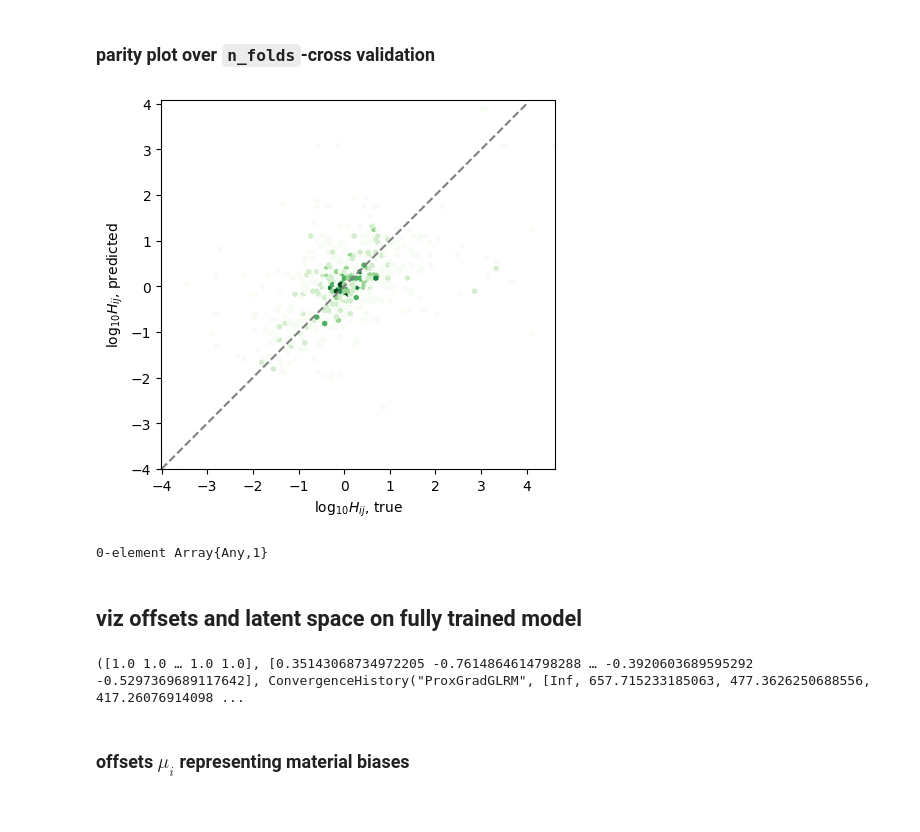
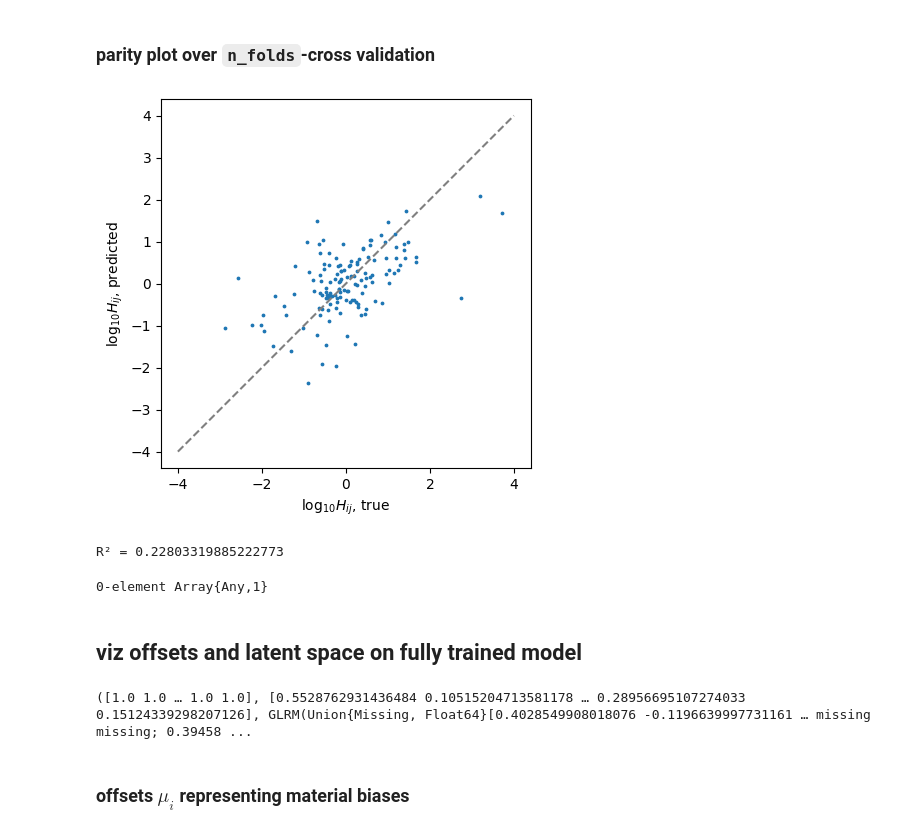
Before and after one commit to SimonEnsemble/material_recommendation_system, a Jupyter notebook: julia_code/mf using lowrankmodels.ipynb, the cells around one changed output. Saved outputs shown, nothing was run; the diff lists cells and outputs as text; code cells hidden in the pictures.

```diff
--- a/julia_code/mf using lowrankmodels.ipynb
+++ b/julia_code/mf using lowrankmodels.ipynb
@@ -150,7 +184,7 @@ Iteration 10: objective value = 295.39216549185306
 
 TODO: ask Prof. Udell how this works when a MOF is missing from a row.
 # %%
-n_folds = 5 # K-fold cross validation
+n_folds = nb_obs # K-fold cross validation
 println("running $n_folds-cross validation...")
 kfolds = KFold(nb_obs, n_folds=n_folds, shuffle=true);
 # %% [output]
@@ -161,7 +195,7 @@ running 5-cross validation...
 specify the range of ranks and regularization params we aim to cover
 # %%
 ks = [1, 2, 3] # ranks
-γs = 10.0 .^ range(0.0, 2.0, length=15); # regularization params
+γs = 10.0 .^ range(0.0, 1.0, length=15); # regularization params
 # %% [markdown]
 map rank to color for data visualizations
 # %%
@@ -174,7 +208,6 @@ PyObject <bound method ScalarMappable.to_rgba of <matplotlib.cm.ScalarMappable o
 run `n_folds` cross validation, store test error for each $(k, \gamma)$ combo
 # %%
 # TODO ask Prof. Udell if it makes any sense to regularize X, Y separately
-# TODO ask Prof. Udell what the equivalent of k = 0 would be (it fails here)
 
 # progress meter
 p = Progress(n_folds * length(ks) * length(γs))
@@ -188,10 +221,7 @@ for (i_k, k) in enumerate(ks)
         # loop over folds
         for (train_ids, test_ids) in kfolds
             # train model on training data
-            r = QuadReg(γ) # regularizer
-            # trick: use H' to add row offsets
-            glrm = GLRM(H, QuadLoss(), r, r, k, obs=ids_obs[train_ids], offset=true)
-            X, Y, ch = fit!(glrm, verbose=false) # H ~ X' * Y
+            X, Y, glrm, ch = fit_glrm(k, γ, ids_obs[train_ids], verbose=false)
 
             # assess error on test data
             Ĥ = impute(glrm)
@@ -210,8 +240,10 @@ figure()
 xlabel(L"reg. param $\gamma$")
 ylabel("mean squared test error over $n_folds folds")
 for k in ks
-    plot(γs, mse[k], label="k=$k", marker="s", color=rank_to_color(k))
+    plot(γs, mse[k], label=@sprintf("k = %d", k), marker="s", color=rank_to_color(k))
 end
 xscale("log")
 legend()
+# Udell ?: should call when we only have MOF offsets, k = 0 or k = 1?
+# Udell ?: if we are not regularizing the offsets, why is k=1 fixed? do we need to change max_iter or something?
 # %% [output]
@@ -232,36 +264,37 @@ optimum γ = 3.728, optimum k = 1
 # %%
 H_actual = Float64[]
 H_pred = Float64[]
 for (train_ids, test_ids) in kfolds
     # train model on training data
-    r = QuadReg(opt_γ) # regularizer
-    glrm = GLRM(H, QuadLoss(), r, r, opt_k, obs=ids_obs[train_ids], offset=true)
-    X, Y, ch = fit!(glrm, verbose=false) # H ~ X' * Y
+    X, Y, glrm, ch = fit_glrm(opt_k, opt_γ, ids_obs[train_ids], verbose=false)
 
     # test
     Ĥ = impute(glrm)
     H_pred = vcat(H_pred, [Ĥ[i, j] for (i, j) in ids_obs[test_ids]])
     H_actual = vcat(H_actual, [H[i, j] for (i, j) in ids_obs[test_ids]])
 end
 
+R² = 1 - sum((H_pred .- H_actual) .^ 2) / sum((H_actual .- mean(H_actual)) .^ 2)
+@show R²
+
 fig, ax = subplots()
 xlabel(L"$\log_{10} H_{ij}$, true")
 ylabel(L"$\log_{10} H_{ij}$, predicted")
-hexbin(H_actual, H_pred, cmap="Greens", mincnt=1) #mincnt=1 makes bins white
+# hexbin(H_actual, H_pred, cmap="Greens", mincnt=1) #mincnt=1 makes bins white
+scatter(H_actual, H_pred, s=3)
 ax.set_aspect("equal")
 plot([-4, 4], [-4, 4], linestyle="--", color="gray")
 plot()
 # %% [output]
-[figure, old version]
+[figure, new version]
-0-element Array{Any,1}
+R² = 0.22803319885222773
+0-element Array{Any,1}
 # %% [markdown]
 ## viz offsets and latent space on fully trained model
-# %%
-r = QuadReg(opt_γ) # regularizer
-glrm = GLRM(H, QuadLoss(), r, r, opt_k, obs=ids_obs, offset=true)
-X, Y, ch = fit!(glrm, verbose=false) # H ~ X' * Y
-# %% [output]
-([1.0 1.0 … 1.0 1.0], [0.35143068734972205 -0.7614864614798288 … -0.3920603689595292 -0.5297369689117642], ConvergenceHistory("ProxGradGLRM", [Inf, 657.715233185063, 477.3626250688556, 417.26076914098 ...
+# %%
+X, Y, glrm, ch = fit_glrm(opt_k, opt_γ, ids_obs, verbose=false)
+# %% [output]
+([1.0 1.0 … 1.0 1.0], [0.5528762931436484 0.10515204713581178 … 0.28956695107274033 0.15124339298207126], GLRM(Union{Missing, Float64}[0.4028549908018076 -0.1196639997731161 … missing missing; 0.39458 ...
 # %% [markdown]
 ### offsets $\mu_i$ representing material biases
 # %%
```
Also changed, not shown: parts of 14 cells of this notebook.
